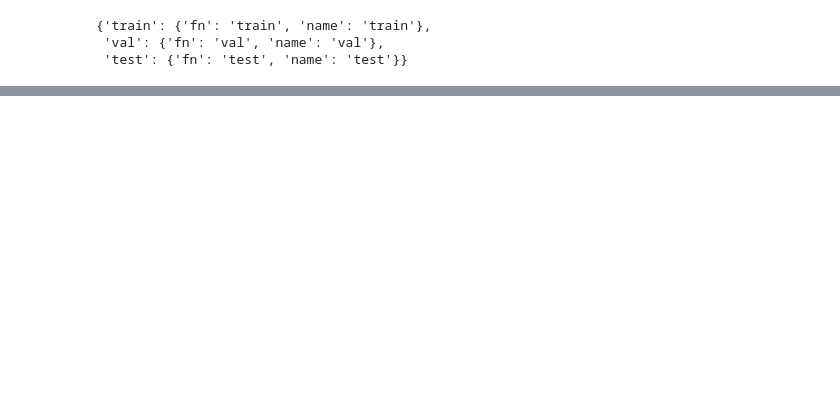
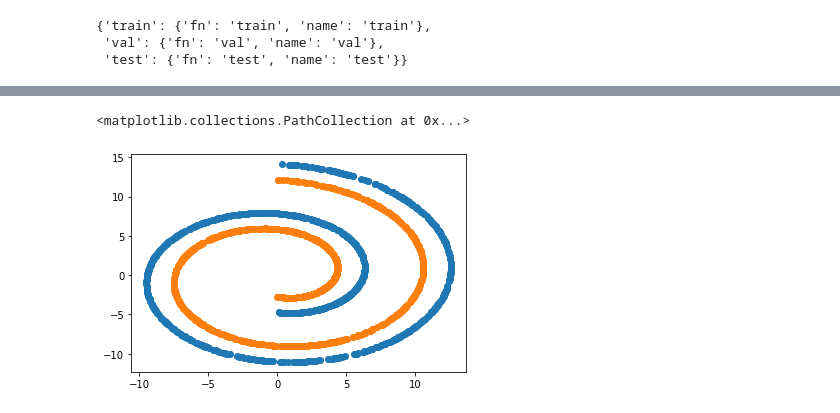
Before and after one commit to microsoft/distance-learner, a Jupyter notebook: notebooks/Playground.ipynb, the cells around one changed output, grey strips where cells are left out. Cells and saved outputs as stored; diff of their text form; code cells hidden in the pictures; blank space fills up the shorter version.

```diff
--- a/notebooks/Playground.ipynb
+++ b/notebooks/Playground.ipynb
@@ -241,0 +313,6 @@ splits
+# %%
+plt.scatter(X[:, 0], X[:, 2])
+plt.scatter(X2[:, 0], X2[:, 2])
+# %% [output]
+<matplotlib.collections.PathCollection at 0x...>
+[figure, added]
```
Also changed, not shown: parts of 13 cells of this notebook, 24 other files.
